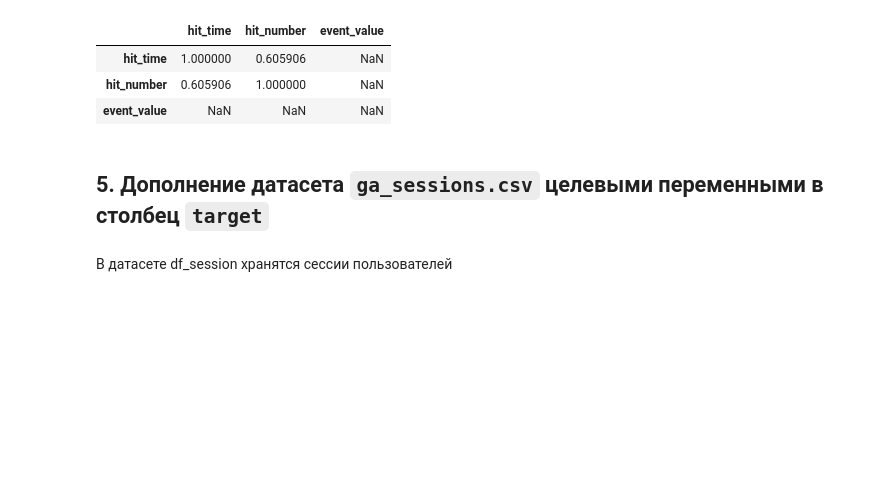
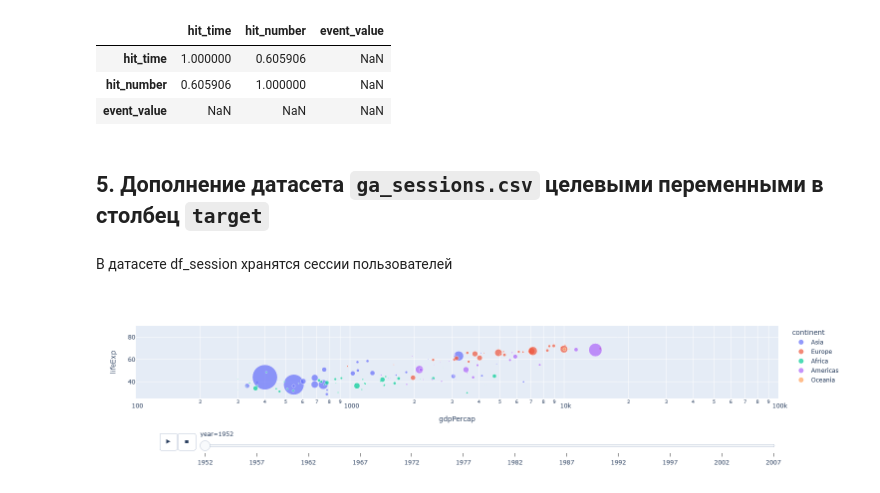
Before and after one commit to UzunDemir/Final-project-ML-engeneer-Skillbox, a Jupyter notebook: step_1_data_analises.ipynb, the cells around one changed output. Cells and saved outputs as stored; diff of their text form; code cells hidden in the pictures; blank space fills up the shorter version.

```diff
--- a/step_1_data_analises.ipynb
+++ b/step_1_data_analises.ipynb
@@ -443,3 +462,11 @@ df_session["target"].value_counts(dropna=False, normalize=True).apply(as_percent
 target.value_counts()
 # %%
 df_ga_hits['target'].value_counts()
+# %%
+import plotly.express as px
+df = px.data.gapminder()
+px.scatter(df, x="gdpPercap", y="lifeExp", animation_frame="year", animation_group="country",
+           size="pop", color="continent", hover_name="country",
+           log_x=True, size_max=55, range_x=[100,100000], range_y=[25,90])
+# %% [output]
+[figure, added]
```
Also changed, not shown: parts of 2 cells of this notebook.
